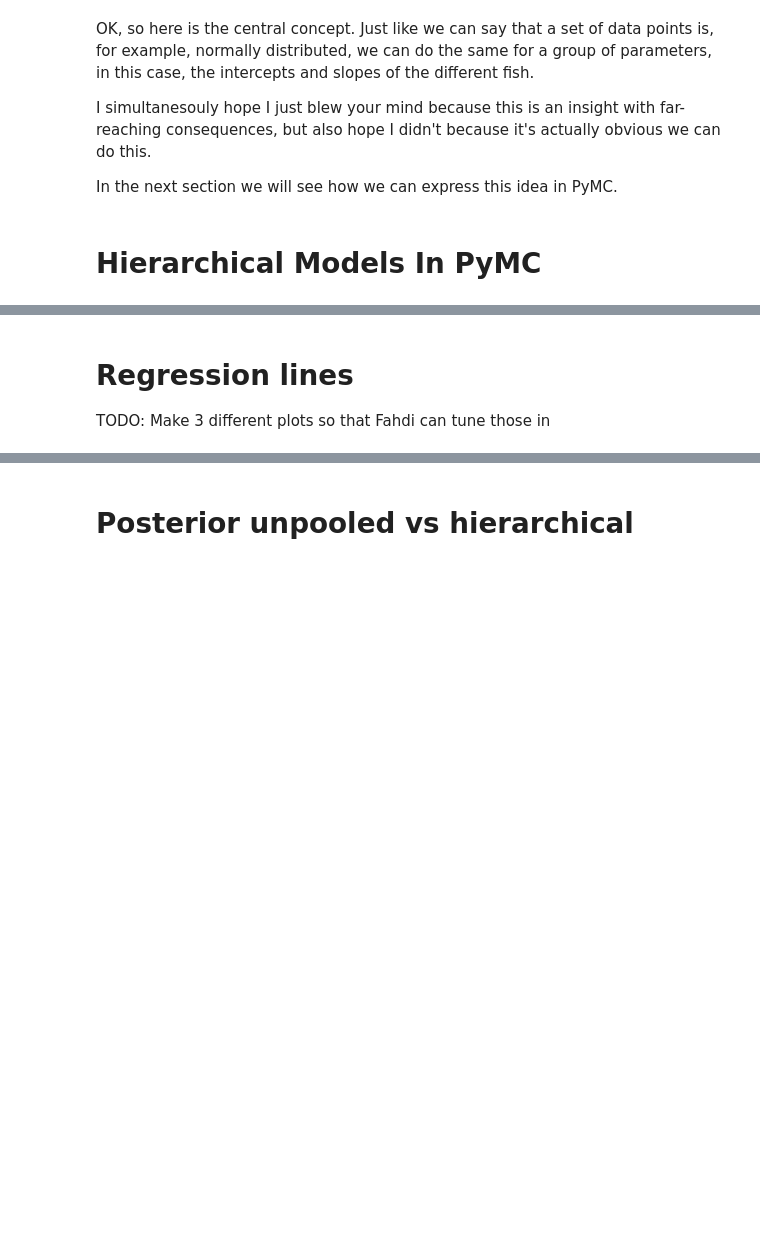
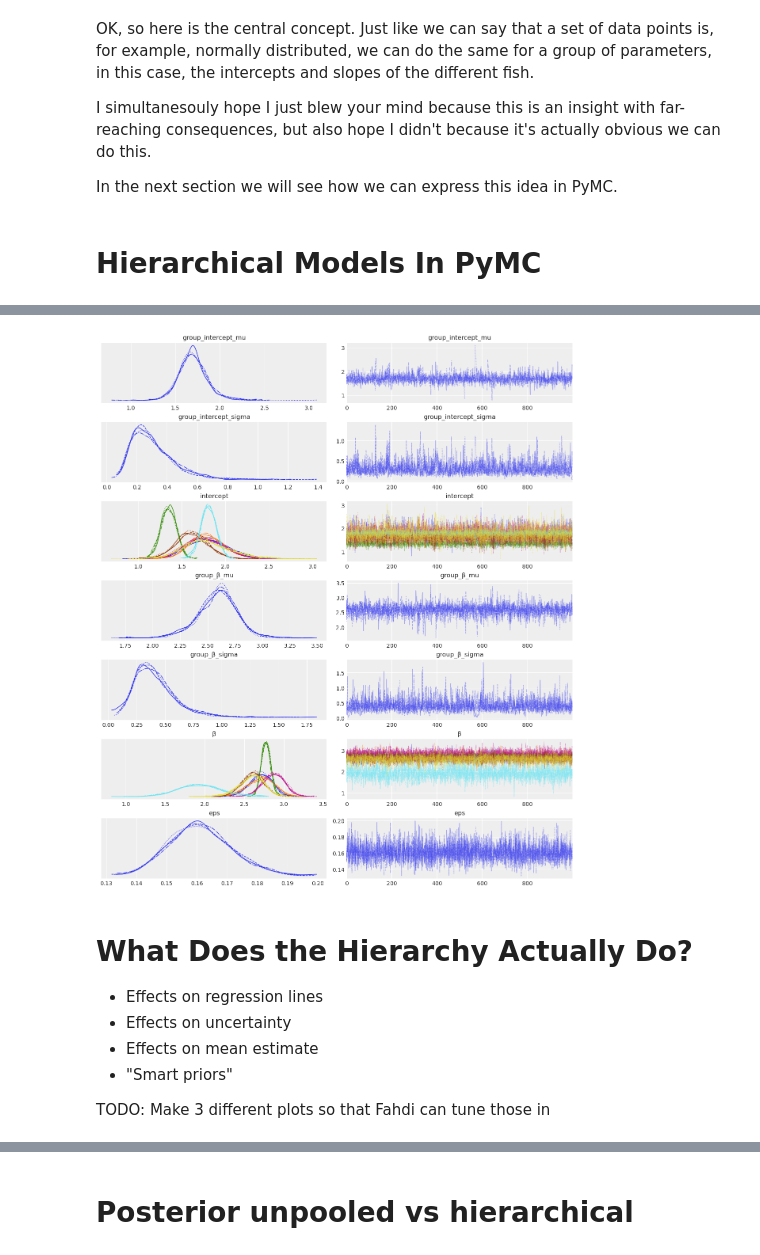
Before and after one commit to AlexAndorra/notebooks-experiments, a Jupyter notebook: Hierarchical_Regression/Hierarchical_Regression.ipynb, the cells around one changed output, grey strips where cells are left out. Saved outputs shown, nothing was run; the diff lists cells and outputs as text; code cells hidden in the pictures; blank space fills up the shorter version.

```diff
--- a/Hierarchical_Regression/Hierarchical_Regression.ipynb
+++ b/Hierarchical_Regression/Hierarchical_Regression.ipynb
@@ -287,0 +305,6 @@ az.plot_trace(idata_hierarchical);
+# %%
+with fish_hierarchical:
+    # Hit the Inference Button(TM)
+    idata_hierarchical = pm.sample(target_accept=0.99)
+    idata_hierarchical.extend(pm.sample_prior_predictive())
+    idata_hierarchical.extend(pm.sample_posterior_predictive(idata_hierarchical))
@@ -288,4 +319,13 @@ az.plot_trace(idata_hierarchical);
+# %%
+az.plot_trace(idata_hierarchical);
+# %% [output]
+[figure, added]
 # %% [markdown]
-# Regression lines
+# What Does the Hierarchy Actually Do?
+
+* Effects on regression lines
+* Effects on uncertainty
+* Effects on mean estimate
+* "Smart priors"
 
 TODO: Make 3 different plots so that Fahdi can tune those in
```
Also changed, not shown: parts of 30 cells of this notebook.
